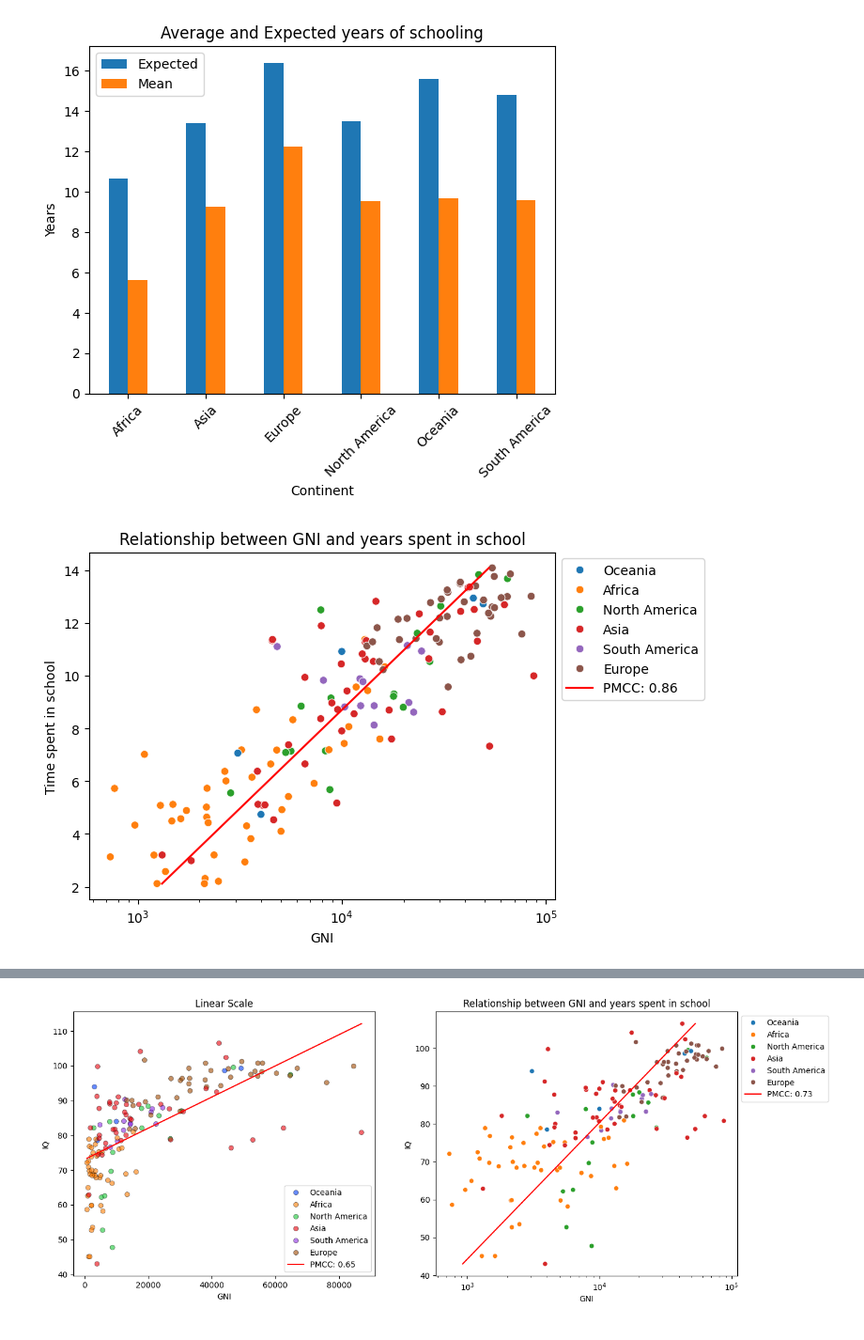
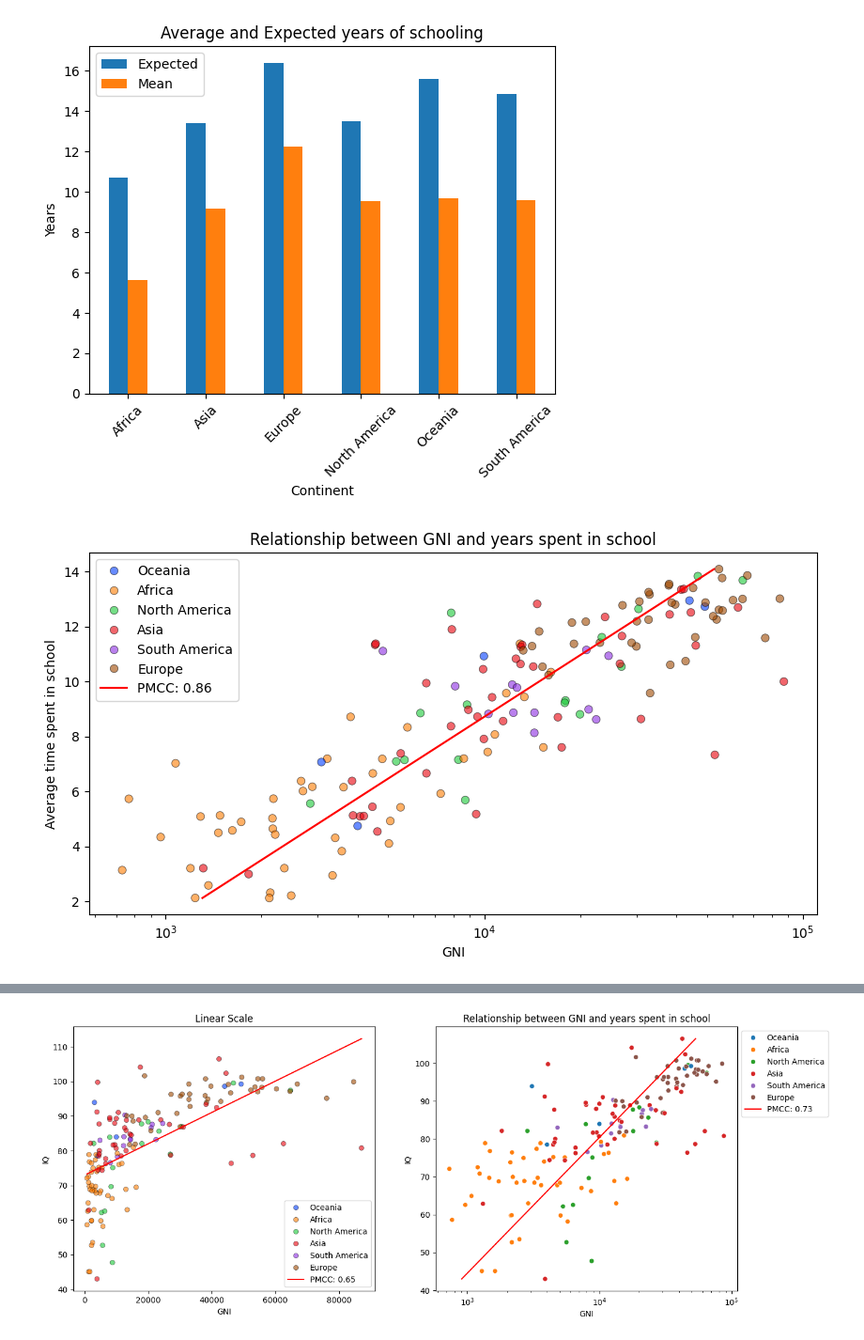
Before and after one commit to Mamin-gamer/ProfessionalSoftwareModule, a Jupyter notebook: FinalProject/Notebooks/Main.ipynb, the cells around one changed output, grey strips where cells are left out. Shown at 94% size. Cells and saved outputs as stored; diff of their text form; code cells hidden in the pictures.

Commit message:
No Literacy

```diff
--- a/FinalProject/Notebooks/Main.ipynb
+++ b/FinalProject/Notebooks/Main.ipynb
@@ -85,7 +79,7 @@ world["name"].replace(
 )
 # %%
 DF = pd.merge(
-    left=combined1, right=combined2, how="outer", left_on="Region", right_on="Country"
+    left=IQ, right=combined2, how="outer", left_on="Region", right_on="Country"
 )
 # %%
 DF.rename(
@@ -96,7 +90,6 @@ DF.rename(
         "Mean years of schooling": "MeanYearsOfSchooling",
         "Gross national income (GNI) per capita": "GNI",
         "Average IQ": "IQ",
-        "Literacy Rate": "Literacy"
     },
     axis=1,
     inplace=True,
@@ -112,7 +105,6 @@ DF = DF.astype(
         "GNI per capita rank minus HDI rank": "float",
         "HDI rank": "float",
         "IQ": "float",
-        "Literacy": "float"
     }
 )
 # %%
@@ -126,7 +118,6 @@ DF = DF.rename({"continent": "Continent", "pop_est": "Population"}, axis=1)[
     [
         "Continent",
         "Country",
-        "Literacy",
         "iso_a3",
         "geometry",
         "HDI",
@@ -285,30 +255,29 @@ plt.show()
 # %% [output]
 [figure]
 # %%
-
-
-ax = sns.scatterplot(data = DF, x = "GNI", y = "MeanYearsOfSchooling", hue = "Continent")
+fig, ax = plt.subplots(figsize = (10,5))
+sns.scatterplot(data = DF, x = "GNI", y = "MeanYearsOfSchooling", **kwargs, ax = ax)
 plt.title("Relationship between GNI and years spent in school")
 plt.xscale("log")
 
 m1,q1, cor1 = MF.linear_regression(DF["MeanYearsOfSchooling"].to_list(), np.log10(DF["GNI"].to_list()))
 
 
 X = np.column_stack((np.ones_like(DF["MeanYearsOfSchooling"]), DF["MeanYearsOfSchooling"]))
 y_log = np.log(DF["GNI"])
 theta = np.linalg.inv(X.T @ X) @ X.T @ y_log
 # Predict y values using the linear regression model
 y_pred_log = X @ theta
 
-sns.lineplot( x =np.exp(y_pred_log), y = DF["MeanYearsOfSchooling"], color='red',  label = f'PMCC: {round(cor1, 2)}', ax = ax)
+sns.lineplot(x =np.exp(y_pred_log), y = DF["MeanYearsOfSchooling"], color='red',  label = f'PMCC: {round(cor1, 2)}', ax = ax)
 
-sns.move_legend(ax, "upper left", bbox_to_anchor=(1, 1))
+# sns.move_legend(ax, "upper left", bbox_to_anchor=(1, 1))
 
-ax.set_ylabel("Time spent in school")
+ax.set_ylabel("Average time spent in school")
 
 plt.show()
 # %% [output]
-[figure, old version]
+[figure, new version]
 # %%
 sns.scatterplot(data = DF, x = "LifeExpectancy", y = "IQ", **kwargs)
 # %% [output]
```
Also changed, not shown: parts of 19 cells of this notebook, 1 other file.
